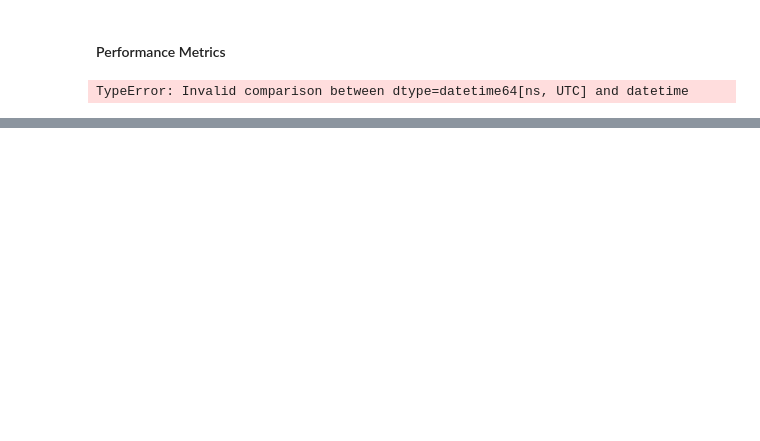
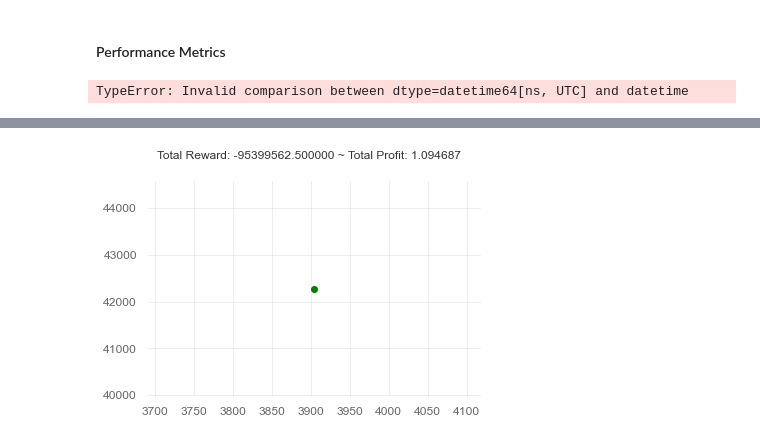
Before and after one commit to henriquem27/crypto-dsci478, a Jupyter notebook: kerasenviro.ipynb, the cells around one changed output, grey strips where cells are left out. Drawn from its saved outputs; the diff is of its cells as text; code cells hidden in the pictures; blank space fills up the shorter version.

```diff
--- a/kerasenviro.ipynb
+++ b/kerasenviro.ipynb
@@ -126,0 +437,4 @@ env.history
+# %%
+env.render()
+# %% [output]
+[figure, added]
```
Also changed, not shown: parts of 10 cells of this notebook, 7 other files.
